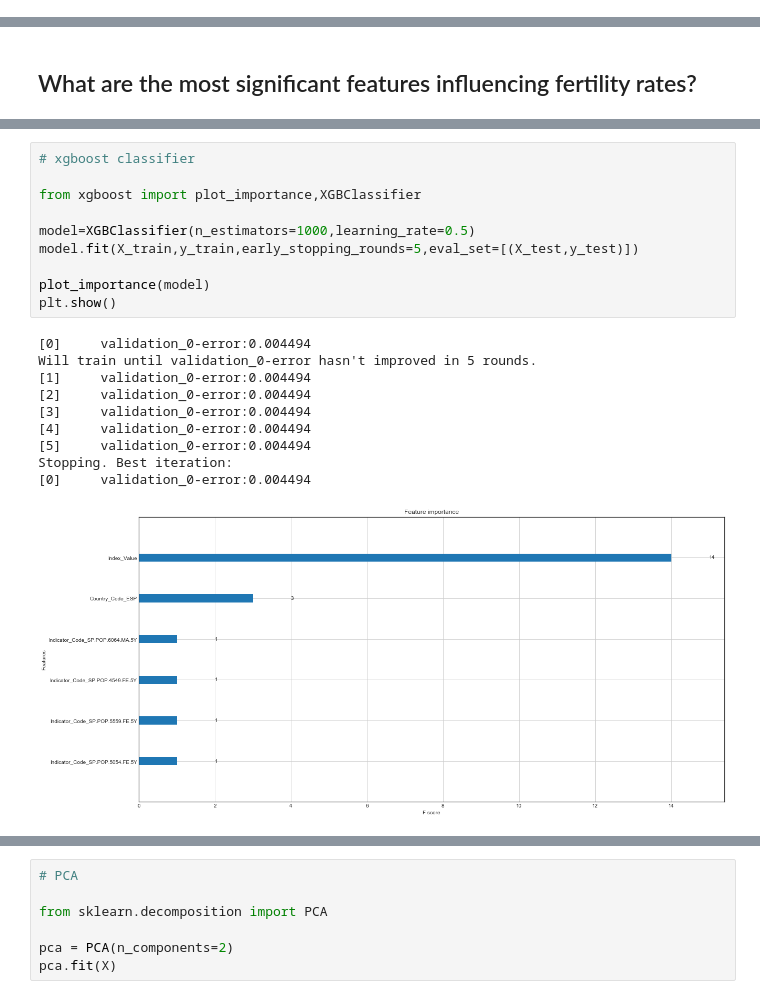
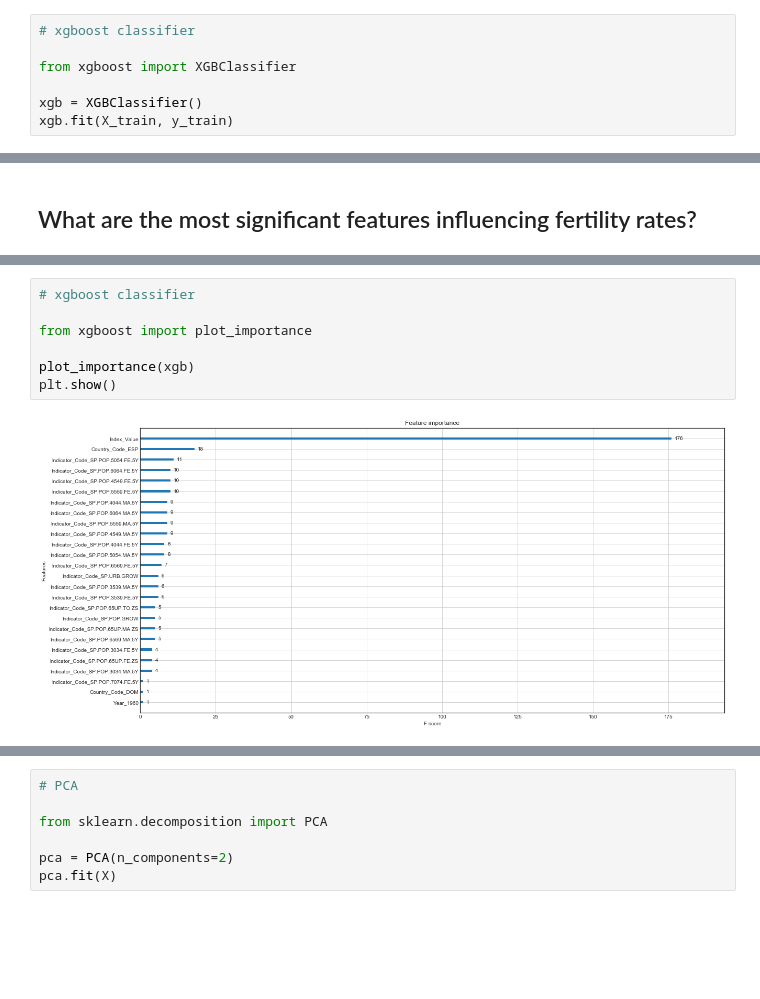
Before and after one commit to milabknowin/Thinkful, a Jupyter notebook: Unsupervised_Learning/Capstone/Global_Fertility_Final_Capstone.ipynb, the cells around one changed output, grey strips where cells are left out. Drawn from its saved outputs; the diff is of its cells as text; blank space fills up the shorter version.

```diff
--- a/Unsupervised_Learning/Capstone/Global_Fertility_Final_Capstone.ipynb
+++ b/Unsupervised_Learning/Capstone/Global_Fertility_Final_Capstone.ipynb
@@ -480,0 +438,7 @@ print("\tRecall: %1.3f" % recall_score(y_test, y_pred))
+# %%
+# xgboost classifier
+
+from xgboost import XGBClassifier
+
+xgb = XGBClassifier()
+xgb.fit(X_train, y_train)
@@ -483,21 +514,9 @@ print("\tRecall: %1.3f" % recall_score(y_test, y_pred))
 # %%
 # xgboost classifier
 
-from xgboost import plot_importance,XGBClassifier
+from xgboost import plot_importance
 
-model=XGBClassifier(n_estimators=1000,learning_rate=0.5)
-model.fit(X_train,y_train,early_stopping_rounds=5,eval_set=[(X_test,y_test)])
-
-plot_importance(model)
+plot_importance(xgb)
 plt.show()
 # %% [output]
-[0]     validation_0-error:0.004494
-Will train until validation_0-error hasn't improved in 5 rounds.
-[1]     validation_0-error:0.004494
-[2]     validation_0-error:0.004494
-[3]     validation_0-error:0.004494
-[4]     validation_0-error:0.004494
-[5]     validation_0-error:0.004494
-Stopping. Best iteration:
-[0]     validation_0-error:0.004494
-[figure, old version]
+[figure, new version]
```
Also changed, not shown: parts of 40 cells of this notebook, 1 other file.
